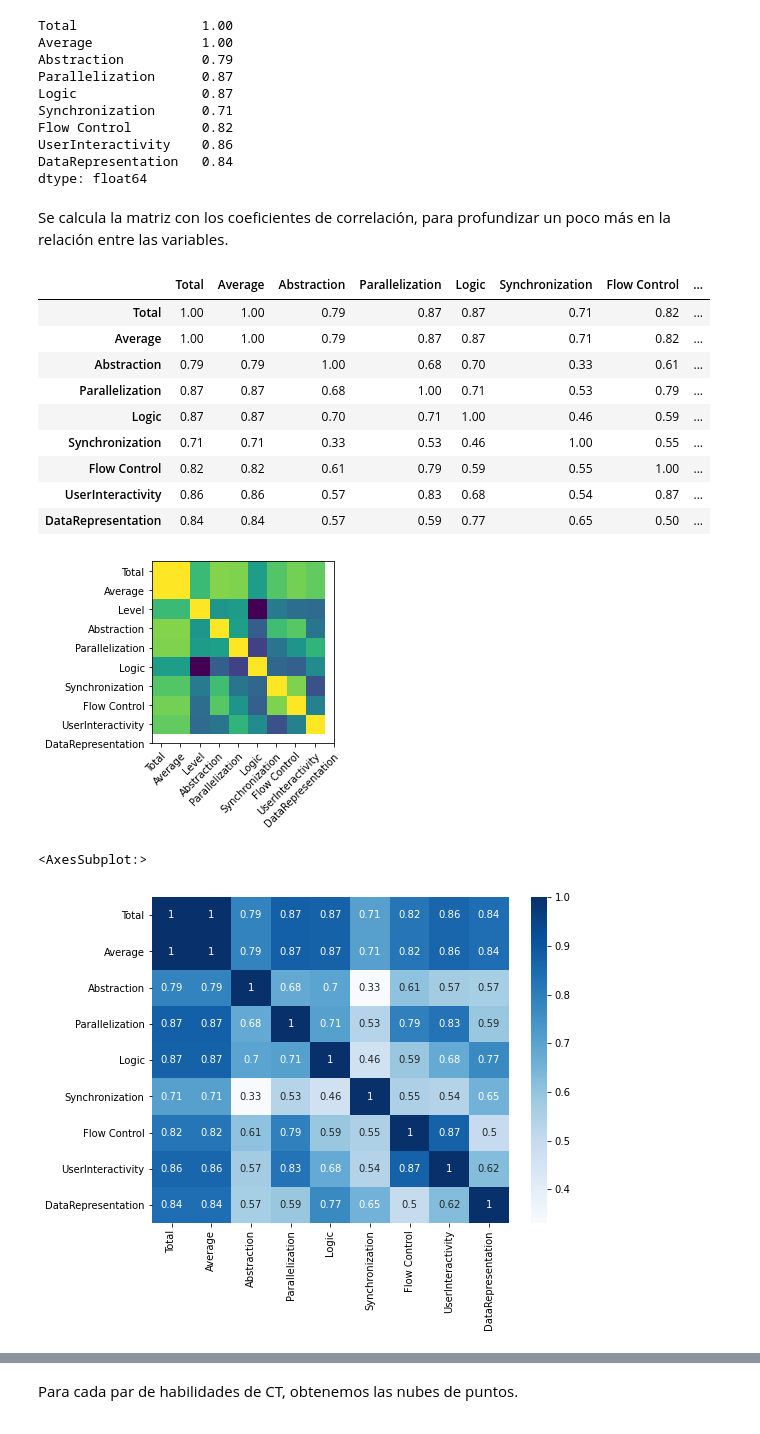
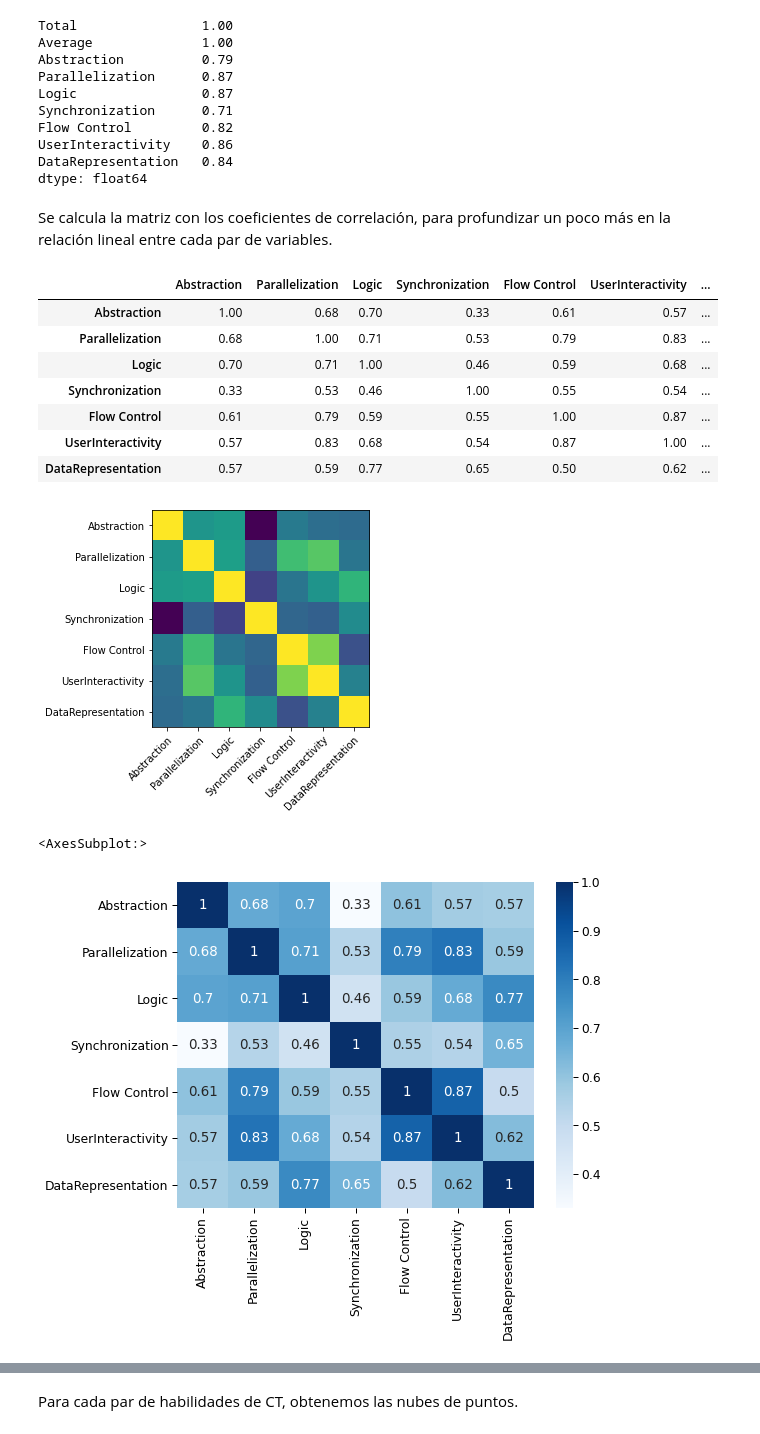
Before and after one commit to rcruiz/pruebaCT, a Jupyter notebook: Analisis.ipynb, the cells around one changed output, grey strips where cells are left out. Cells and saved outputs as stored; diff of their text form; code cells hidden in the pictures.

```diff
--- a/Analisis.ipynb
+++ b/Analisis.ipynb
@@ -575,25 +600,23 @@ UserInteractivity    0.86
 DataRepresentation   0.84
 dtype: float64
 # %% [markdown]
-Se calcula la matriz con los coeficientes de correlación, para profundizar un poco más en la relación entre las variables.
+Se calcula la matriz con los coeficientes de correlación, para profundizar un poco más en la relación lineal entre cada par de variables.
 # %%
-df_analyzer.corr()
+df_ct.corr()
 # %% [output]
-|  | Total | Average | Abstraction | Parallelization | Logic | Synchronization | Flow Control | ... |
-| Total | 1.00 | 1.00 | 0.79 | 0.87 | 0.87 | 0.71 | 0.82 | ... |
-| Average | 1.00 | 1.00 | 0.79 | 0.87 | 0.87 | 0.71 | 0.82 | ... |
-| Abstraction | 0.79 | 0.79 | 1.00 | 0.68 | 0.70 | 0.33 | 0.61 | ... |
-| Parallelization | 0.87 | 0.87 | 0.68 | 1.00 | 0.71 | 0.53 | 0.79 | ... |
-| Logic | 0.87 | 0.87 | 0.70 | 0.71 | 1.00 | 0.46 | 0.59 | ... |
-| Synchronization | 0.71 | 0.71 | 0.33 | 0.53 | 0.46 | 1.00 | 0.55 | ... |
-| Flow Control | 0.82 | 0.82 | 0.61 | 0.79 | 0.59 | 0.55 | 1.00 | ... |
-| UserInteractivity | 0.86 | 0.86 | 0.57 | 0.83 | 0.68 | 0.54 | 0.87 | ... |
-| DataRepresentation | 0.84 | 0.84 | 0.57 | 0.59 | 0.77 | 0.65 | 0.50 | ... |
+|  | Abstraction | Parallelization | Logic | Synchronization | Flow Control | UserInteractivity | ... |
+| Abstraction | 1.00 | 0.68 | 0.70 | 0.33 | 0.61 | 0.57 | ... |
+| Parallelization | 0.68 | 1.00 | 0.71 | 0.53 | 0.79 | 0.83 | ... |
+| Logic | 0.70 | 0.71 | 1.00 | 0.46 | 0.59 | 0.68 | ... |
+| Synchronization | 0.33 | 0.53 | 0.46 | 1.00 | 0.55 | 0.54 | ... |
+| Flow Control | 0.61 | 0.79 | 0.59 | 0.55 | 1.00 | 0.87 | ... |
+| UserInteractivity | 0.57 | 0.83 | 0.68 | 0.54 | 0.87 | 1.00 | ... |
+| DataRepresentation | 0.57 | 0.59 | 0.77 | 0.65 | 0.50 | 0.62 | ... |
 # %%
-corr_matrix=df_analyzer.corr().values
+corr_matrix=df_ct.corr().values
 fig, ax = plt.subplots()
 im = ax.imshow(corr_matrix)
-ct = df_analyzer.columns[1:]
+ct = df_ct.columns
 
 ax.set_xticks(np.arange(len(ct)))
 ax.set_yticks(np.arange(len(ct)))
@@ -603,17 +626,15 @@ ax.set_yticklabels(ct)
 
 plt.setp(ax.get_xticklabels(), rotation=45, ha="right",
          rotation_mode="anchor")
-
-fig.tight_layout()
 plt.show()
 # %% [output]
-[figure, old version]
+[figure, new version]
 # %%
 plt.figure(figsize=(8,6))
-#sns.set_context('paper', font_scale=1.4)
-corr_matrix= df_analyzer.corr()
+sns.set_context('paper', font_scale=1.4)
+corr_matrix= df_ct.corr()
 sns.heatmap(corr_matrix, annot= True, cmap='Blues')
 # %% [output]
 <AxesSubplot:>
-[figure, old version]
+[figure, new version]
 # %% [raw]
```
Also changed, not shown: parts of 39 cells of this notebook.
